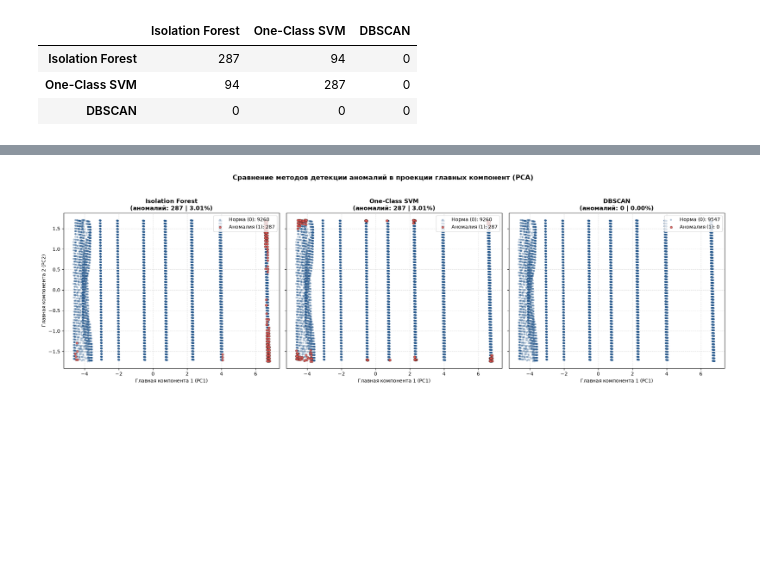
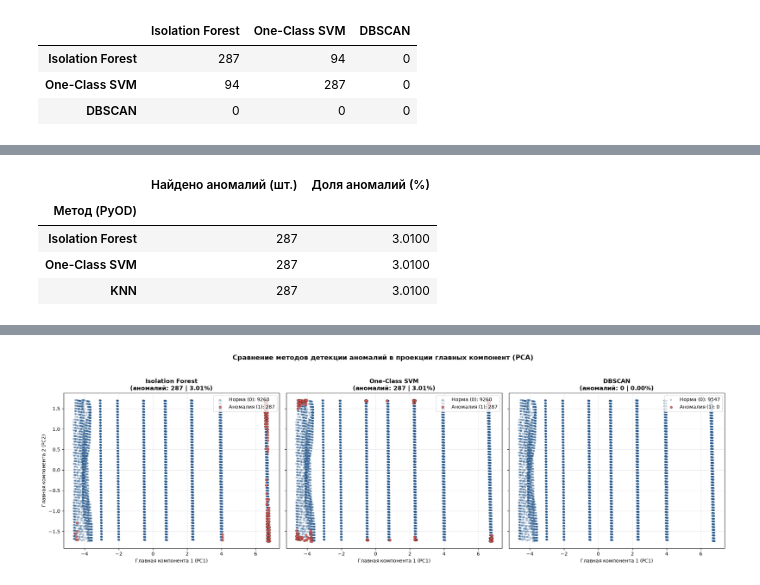
Before and after one commit to viacheslavdevelop/praktikum, a Jupyter notebook: Lab3/Lab3.ipynb, the cells around one changed output, grey strips where cells are left out. Cells and saved outputs as stored; diff of their text form; code cells hidden in the pictures; blank space fills up the shorter version.

```diff
--- a/Lab3/Lab3.ipynb
+++ b/Lab3/Lab3.ipynb
@@ -1027,0 +1034,58 @@ display(overlap_matrix)
+# %%
+from pyod.models.iforest import IForest
+from pyod.models.ocsvm import OCSVM
+from pyod.models.knn import KNN  # Метод на основе расстояний до соседей
+
+# 1. Отбираем только числовые признаки для обучения
+X_anomaly = X_train.select_dtypes(include=[np.number]).copy() if 'X_train' in locals() else X.select_dtypes(include=[np.number]).copy()
+
+# 2. Стандартизация признаков (обязательна для OCSVM и KNN)
+scaler_anomaly = StandardScaler()
+X_scaled = scaler_anomaly.fit_transform(X_anomaly)
+
+# 3. Понижение размерности до 2D (для будущих графиков)
+pca_2d = PCA(n_components=2, random_state=RANDOM_STATE)
+X_pca = pca_2d.fit_transform(X_scaled)
+
+# Ожидаемая доля аномалий в данных (3%)
+CONTAMINATION = 0.03
+
+# 4. Обучение моделей PyOD
+# (В PyOD: 0 — норма, 1 — аномалия)
+iforest_pyod = IForest(contamination=CONTAMINATION, random_state=RANDOM_STATE, n_jobs=-1)
+outliers_if = iforest_pyod.fit_predict(X_scaled)
+
+ocsvm_pyod = OCSVM(contamination=CONTAMINATION, kernel='rbf')
+outliers_svm = ocsvm_pyod.fit_predict(X_scaled)
+
+knn_pyod = KNN(contamination=CONTAMINATION, n_jobs=-1)
+outliers_knn = knn_pyod.fit_predict(X_scaled)
+
+# 5. Собираем результаты в общую таблицу
+anomaly_results_pyod = pd.DataFrame({
+    'Isolation Forest (PyOD)': outliers_if,
+    'One-Class SVM (PyOD)': outliers_svm,
+    'KNN (PyOD)': outliers_knn
+}, index=X_anomaly.index)
+
+# Считаем сумму голосов за аномалию
+anomaly_results_pyod['Кол-во голосов (Сумма)'] = anomaly_results_pyod.sum(axis=1)
+
+# Вывод сводной таблицы
+summary_pyod = pd.DataFrame({
+    'Метод (PyOD)': ['Isolation Forest', 'One-Class SVM', 'KNN'],
+    'Найдено аномалий (шт.)': [outliers_if.sum(), outliers_svm.sum(), outliers_knn.sum()],
+    'Доля аномалий (%)': [
+        round(outliers_if.mean() * 100, 2),
+        round(outliers_svm.mean() * 100, 2),
+        round(outliers_knn.mean() * 100, 2)
+    ]
+}).set_index('Метод (PyOD)')
+
+display(summary_pyod)
+# %% [output]
+|  | Найдено аномалий (шт.) | Доля аномалий (%) |
+| Метод (PyOD) |  |  |
+| Isolation Forest | 287 | 3.0100 |
+| One-Class SVM | 287 | 3.0100 |
+| KNN | 287 | 3.0100 |
```
Also changed, not shown: parts of 5 cells of this notebook, 1 other file.
